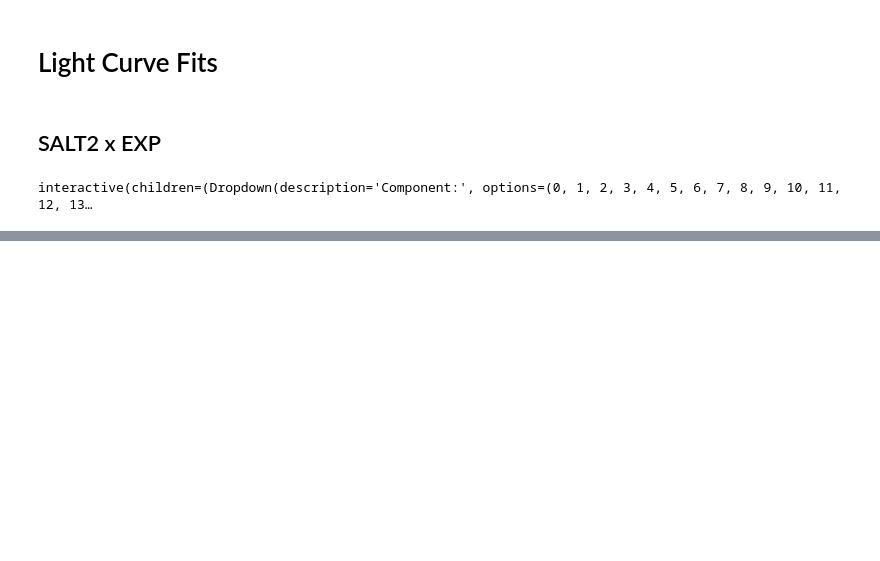
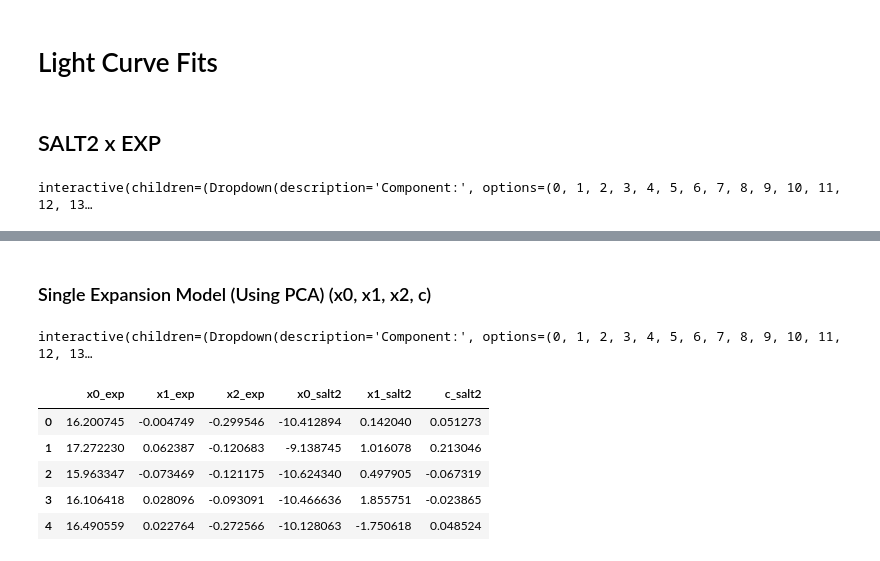
Before and after one commit to joaofrancafisica/SNFACTORY_SNTRAIN, a Jupyter notebook: TRAIN_TEST.ipynb, the cells around one changed output, grey strips where cells are left out. Cells and saved outputs as stored; diff of their text form; code cells hidden in the pictures; blank space fills up the shorter version.

```diff
--- a/TRAIN_TEST.ipynb
+++ b/TRAIN_TEST.ipynb
@@ -581,11 +391,0 @@ x0 , x1, x2, x3, x4 = fitted_params[0], fitted_params[1], fitted_params[2], fitt
-# %%
-for i in range(0, len(csp_filtersname)):
-    x_data = PHOTOMETRY_DATASET_TEST[N][PHOTOMETRY_DATASET_TEST[0]["band"]==str(csp_filtersname[i])]["time"]
-    y_data = PHOTOMETRY_DATASET_TEST[N][PHOTOMETRY_DATASET_TEST[0]["band"]==str(csp_filtersname[i])]["flux"]
-    yerr_data = PHOTOMETRY_DATASET_TEST[N][PHOTOMETRY_DATASET_TEST[0]["band"]==str(csp_filtersname[i])]["fluxerr"]
-    plt.errorbar(x_data, y_data, yerr_data, fmt='o', ecolor='k', color='k')
-
-    th_flux = x0 * (M0_filt[str(csp_filtersname[i])](x_data) + x1 * M1_filt[str(csp_filtersname[i])](x_data) + x2 * M2_filt[str(csp_filtersname[i])](x_data) +  x3 * M3_filt[str(csp_filtersname[i])](x_data)+ x4 * M4_filt[str(csp_filtersname[i])](x_data))
-
-    plt.plot(x_data, th_flux)
-    plt.show()
@@ -595,0 +454,2 @@ for i in range(0, len(csp_filtersname)):
+# %% [markdown]
+### Single Expansion Model (Using PCA) (x0, x1, x2, c)
@@ -595,0 +486,52 @@ for i in range(0, len(csp_filtersname)):
+# %%
+def update_graph(i):
+
+    exp = EXP3_LC(gridx, gridy, M0_reshape, M1_reshape, M2_reshape, c, name='EXP')
+    model = sncosmo.Model(source=exp)
+
+    model.set(z=0, t0=0)
+
+    result_exp, model_exp = sncosmo.fit_lc(PHOTOMETRY_DATASET_TEST[i], model, ['x0', 'x1', 'x2', 'c'], modelcov=False)  # bounds on parameters (if any)
+    print("chi^2 minimum/dof (EXP): ", result_exp.chisq/result_exp.ndof)
+    model_salt2, result_salt2 = salt2_fit(PHOTOMETRY_DATASET_TEST[i]);
+    print(result_exp)
+    sncosmo.plot_lc(PHOTOMETRY_DATASET_TEST[i],
+                    model=[model_salt2, model_exp],
+                    errors=[result_salt2.errors, result_exp.errors],
+                    model_label=["SALT2", "EXP"],
+                    color="k")
+
+i = widgets.Dropdown(options=optionslist, value=0, description='Component:', disabled=False)
+widgets.interactive(update_graph,i = i)
+# %% [output]
+interactive(children=(Dropdown(description='Component:', options=(0, 1, 2, 3, 4, 5, 6, 7, 8, 9, 10, 11, 12, 13…
+# %%
+def free_parameters(ii):
+    """
+    i:SN train index
+    """
+    model_salt2, result_salt2 = salt2_fit(PHOTOMETRY_DATASET_TEST[ii])
+    exp = EXP(gridx, gridy, M0_reshape, M1_reshape, M2_reshape, name='EXP')
+    model = sncosmo.Model(source=exp)
+    model.set(z=0., t0=0)
+    result_exp, model_exp = sncosmo.fit_lc(PHOTOMETRY_DATASET_TEST[i], model, ['x0', 'x1', 'x2'], modelcov=False)
+    return result_exp.parameters[2], result_exp.parameters[3], result_exp.parameters[4], result_salt2.parameters[2], result_salt2.parameters[3], result_salt2.parameters[4]
+# %%
+df = pd.DataFrame(data=np.zeros(shape=(len(PHOTOMETRY_DATASET_TEST), 6)), columns=["x0_exp", "x1_exp", "x2_exp", "x0_salt2", "x1_salt2", "c_salt2"])
+for i in range(0, len(PHOTOMETRY_DATASET_TEST)):
+    x0_exp, x1_exp, x2_exp, x0_salt2, x1_salt2, c_salt2 = free_parameters(i)
+    df["x0_exp"][i] = -2.5*np.log10(x0_exp)
+    df["x1_exp"][i] = x1_exp
+    df["x2_exp"][i] = x2_exp
+    df["x0_salt2"][i] = -2.5*np.log10(x0_salt2)
+    df["x1_salt2"][i] = x1_salt2
+    df["c_salt2"][i] = c_salt2
+
+df.head()
+# %% [output]
+|  | x0_exp | x1_exp | x2_exp | x0_salt2 | x1_salt2 | c_salt2 |
+| 0 | 16.200745 | -0.004749 | -0.299546 | -10.412894 | 0.142040 | 0.051273 |
+| 1 | 17.272230 | 0.062387 | -0.120683 | -9.138745 | 1.016078 | 0.213046 |
+| 2 | 15.963347 | -0.073469 | -0.121175 | -10.624340 | 0.497905 | -0.067319 |
+| 3 | 16.106418 | 0.028096 | -0.093091 | -10.466636 | 1.855751 | -0.023865 |
+| 4 | 16.490559 | 0.022764 | -0.272566 | -10.128063 | -1.750618 | 0.048524 |
```
Also changed, not shown: parts of 35 cells of this notebook, 2 other files.
